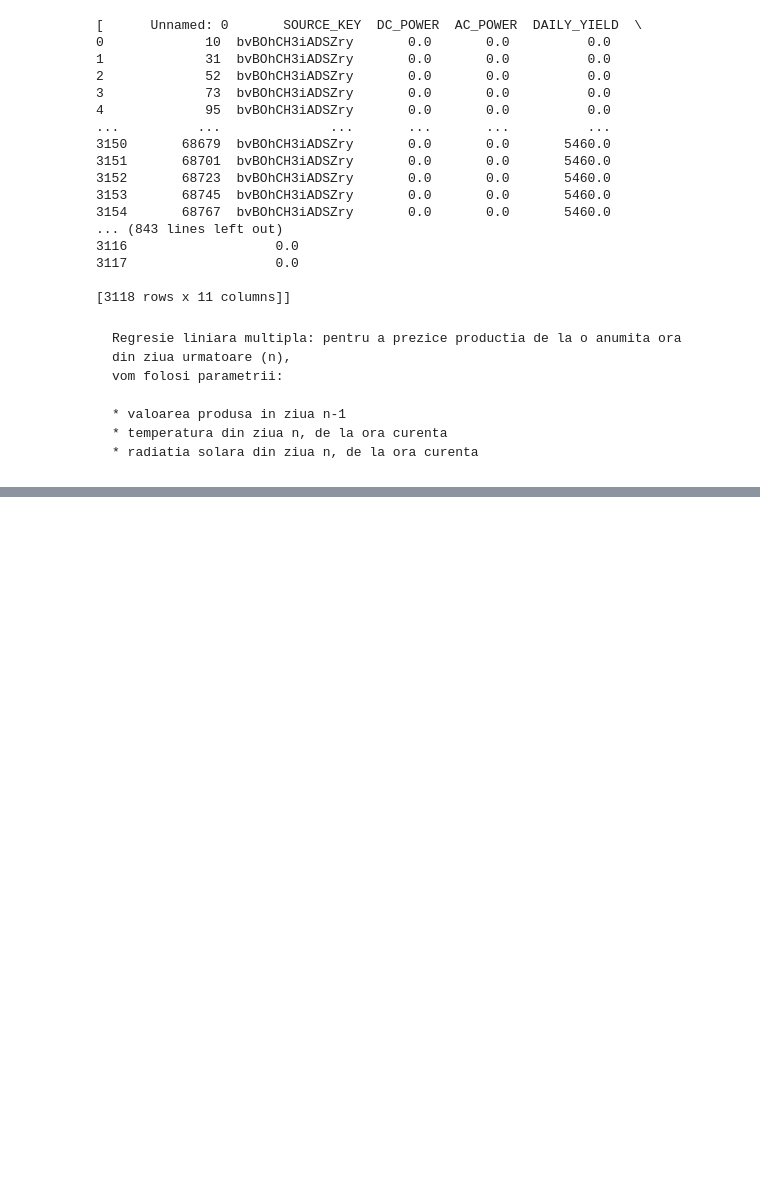
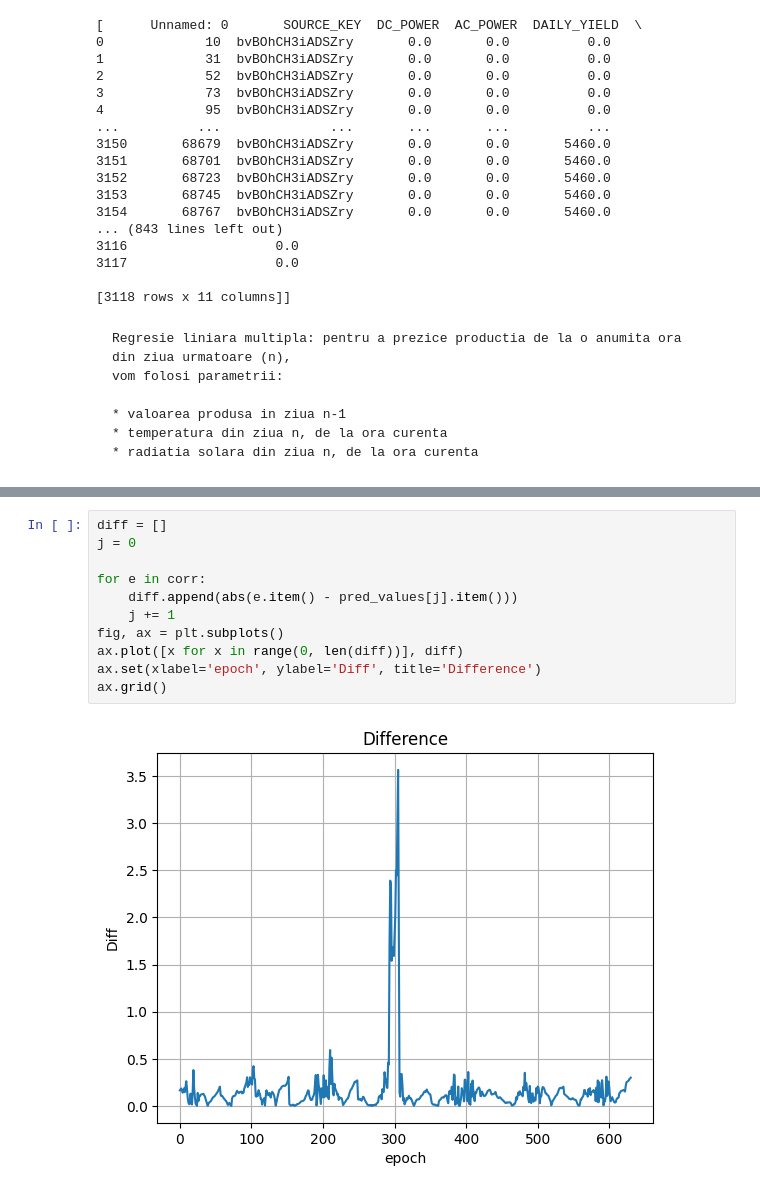
Before and after one commit to CiprianRegus/solar, a Jupyter notebook: Untitled.ipynb, the cells around one changed output, grey strips where cells are left out. Saved outputs shown, nothing was run; the diff lists cells and outputs as text; blank space fills up the shorter version.

```diff
--- a/Untitled.ipynb
+++ b/Untitled.ipynb
@@ -393,0 +394,13 @@ ValueError: x and y must have same first dimension, but have shapes (631,) and (
+# %%
+diff = []
+j = 0
+
+for e in corr:
+    diff.append(abs(e.item() - pred_values[j].item()))
+    j += 1
+fig, ax = plt.subplots()
+ax.plot([x for x in range(0, len(diff))], diff)
+ax.set(xlabel='epoch', ylabel='Diff', title='Difference')
+ax.grid()
+# %% [output]
+[figure, added]
```
Also changed, not shown: parts of 6 cells of this notebook, 1 other file.
